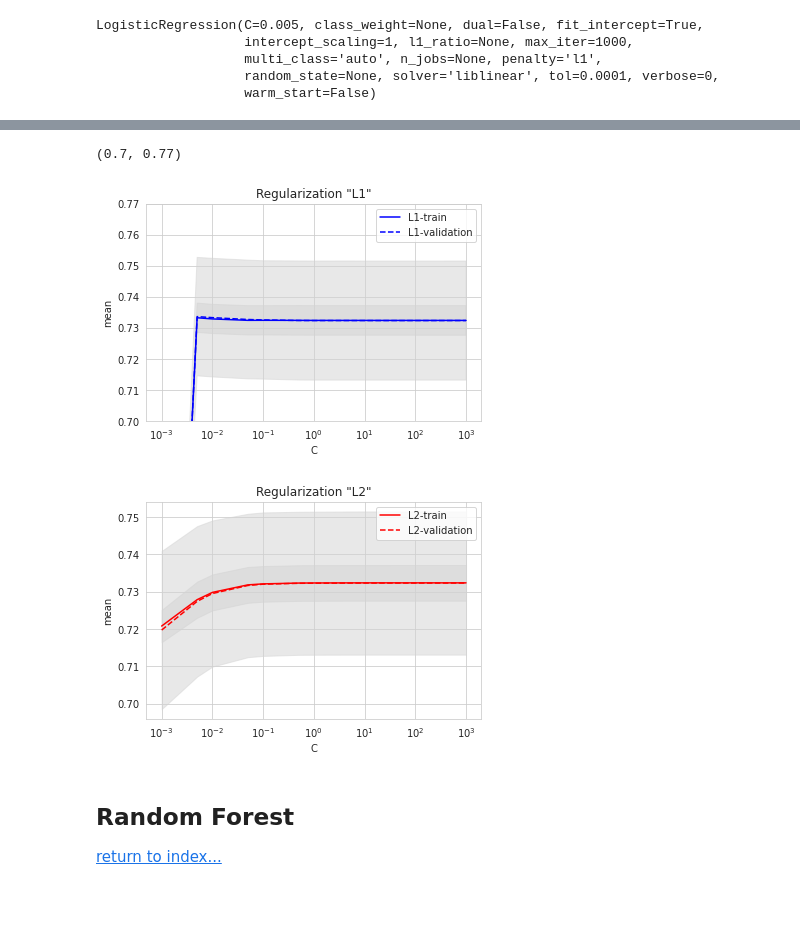
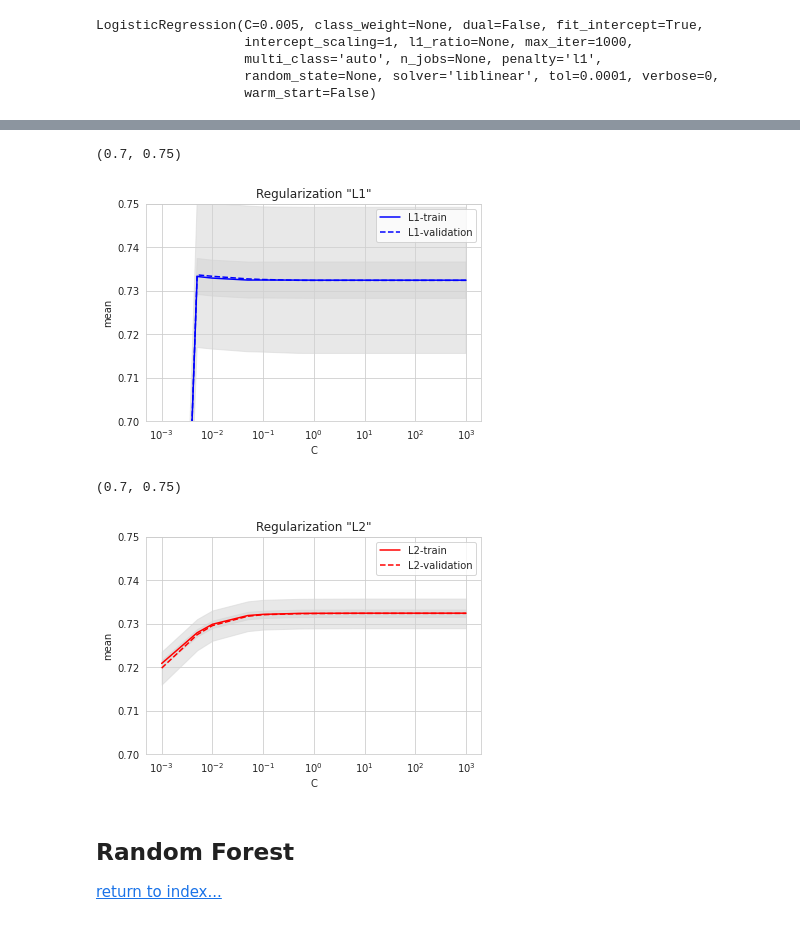
Before and after one commit to ebernatene/faire-ai, a Jupyter notebook: notebooks/FAIRE-AI.ipynb, the cells around one changed output, grey strips where cells are left out. Cells and saved outputs as stored; diff of their text form; code cells hidden in the pictures.

```diff
--- a/notebooks/FAIRE-AI.ipynb
+++ b/notebooks/FAIRE-AI.ipynb
@@ -295,8 +304,10 @@ print(f'Quantity of model to train : {count_models_to_train(param_grid)}')
 WARNING!!!
 Quantity of model to train : 22
 # %%
+CV = 5
+
 search = GridSearchCV(pipeline, param_grid,
-                      cv=5,return_train_score = True,
+                      cv=CV,return_train_score = True,
                       scoring = 'roc_auc').fit(X_train, y_train['output'].ravel())
 # %% [markdown]
 ### Best Model Found
@@ -316,17 +336,17 @@ results = pd.DataFrame(search.cv_results_)
 l1_results = results.loc[results.param_classificator__penalty=='l1']
 l2_results = results.loc[results.param_classificator__penalty=='l2']
 # %%
-def plot_train_test(results, parameter, color , label):
+def plot_train_test(results, parameter, cv, color , label):
 
     param_C = results[f'param_classificator__{parameter}']
 
     perf_train = results['mean_train_score']
-    std_train = results['std_train_score']
+    std_train = results['std_train_score']*1.96/np.sqrt(cv)
     ylow_train =   perf_train - std_train
     yup_train = perf_train + std_train
 
     perf_test = results['mean_test_score']
-    std_test = results['std_test_score']
+    std_test = results['std_test_score']*1.96/np.sqrt(cv)
     ylow_test =   perf_test - std_test
     yup_test = perf_test + std_test
 
@@ -350,20 +370,21 @@ def plot_train_test(results, parameter, color , label):
     plt.ylabel('mean')
     plt.legend()
 # %%
-plot_train_test(l1_results, parameter='C', color='blue', label="L1")
+plot_train_test(l1_results, parameter='C', cv=CV,color='blue', label="L1")
 plt.xscale('log')
 plt.title('Regularization "L1"')
-plt.ylim(0.70,0.77)
+plt.ylim(0.70,0.75)
 # %% [output]
-(0.7, 0.77)
+(0.7, 0.75)
-[figure, old version]
+[figure, new version]
 # %%
 plot_train_test(l2_results, parameter='C', color='red', label="L2")
 plt.title('Regularization "L2"')
 plt.xscale('log')
-#plt.ylim(0.88,0.91)
+plt.ylim(0.70,0.75)
 # %% [output]
+(0.7, 0.75)
-[figure, old version]
+[figure, new version]
 # %% [markdown]
 ## Random Forest <a class="anchor" id="randomforest"></a>
 
```
Also changed, not shown: parts of 15 cells of this notebook.
